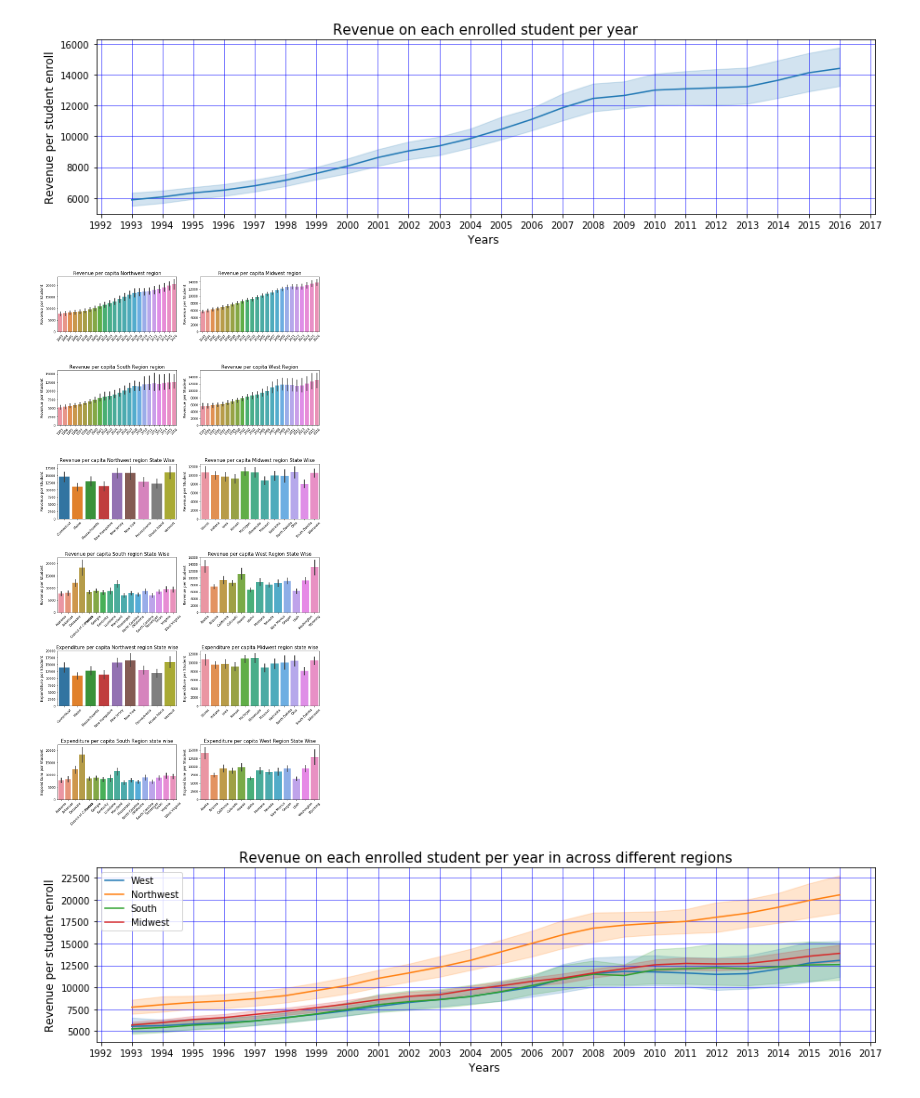
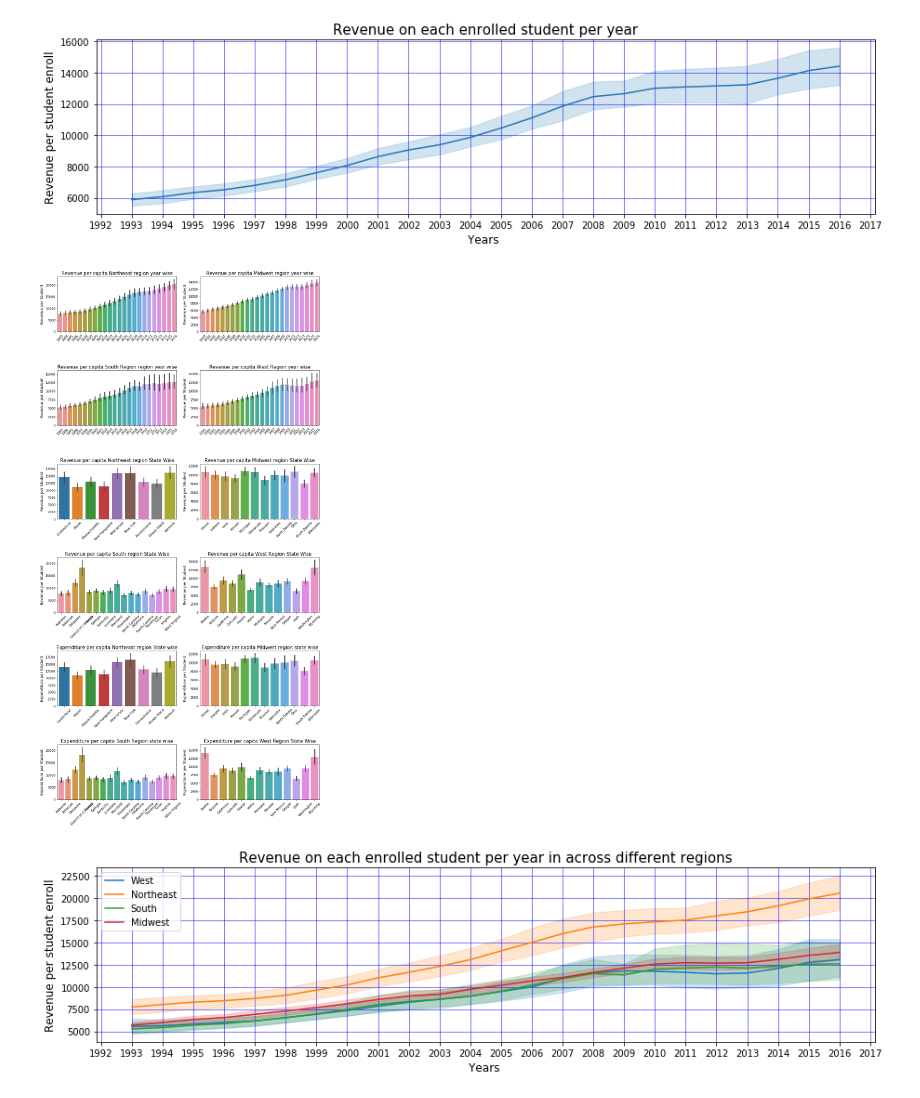
Before and after one commit to Aritra23/bootcamp-project, a Jupyter notebook: Project_Aritra_Copy.ipynb, the cells around one changed output. Drawn from its saved outputs; the diff is of its cells as text; code cells hidden in the pictures.

```diff
--- a/Project_Aritra_Copy.ipynb
+++ b/Project_Aritra_Copy.ipynb
@@ -190,42 +193,52 @@ plt.show()
 plt.figure(figsize = (15,30))
 
 plt.subplot(6,2,1)
-g = sns.barplot(x="YEAR", y="Revenue per Student", data=update_df[update_df["REGION"] == "Northwest"])
+g = sns.barplot(x="YEAR", y="Revenue per Student", data=update_df[update_df["REGION"] == "Northeast"])
 g.set_xticklabels(g.get_xticklabels(),rotation=45)
-g.set_title("Revenue per capita Northwest region", fontsize=15)
+g.set_title("Revenue per capita Northeast region year wise", fontsize=15)
 g.set_xlabel("", fontsize=12)
 g.set_ylabel("Revenue per Student", fontsize=12)
+
+plt.savefig("Images/Revenue per capita Northeast region year wise.png")
 
 plt.subplot(6,2,2)
 g1 = sns.barplot(x="YEAR", y="Revenue per Student",
                 data=update_df[update_df["REGION"] == "Midwest"])
 g1.set_xticklabels(g1.get_xticklabels(),rotation=45)
-g1.set_title("Revenue per capita Midwest region", fontsize=15)
+g1.set_title("Revenue per capita Midwest region year wise", fontsize=15)
 g1.set_xlabel("", fontsize=12)
 g1.set_ylabel("Revenue per Student", fontsize=12)
+
+plt.savefig("Images/Revenue per capita Midwest region year wise.png")
 
 plt.subplot(6,2,3)
 g2 = sns.barplot(x="YEAR", y="Revenue per Student",
                 data=update_df[update_df["REGION"] == "South"])
 g2.set_xticklabels(g2.get_xticklabels(),rotation=45)
-g2.set_title("Revenue per capita South Region region", fontsize=15)
+g2.set_title("Revenue per capita South Region region year wise", fontsize=15)
 g2.set_xlabel("", fontsize=12)
 g2.set_ylabel("Revenue per Student", fontsize=12)
+
+plt.savefig("Images/Revenue per capita South region year wise.png")
 
 plt.subplot(6,2,4)
 g3 = sns.barplot(x="YEAR", y="Revenue per Student",
                 data=update_df[update_df["REGION"] == "West"])
 g3.set_xticklabels(g3.get_xticklabels(),rotation=45)
-g3.set_title("Revenue per capita West Region", fontsize=15)
+g3.set_title("Revenue per capita West Region year wise", fontsize=15)
 g3.set_xlabel("", fontsize=12)
 g3.set_ylabel("Revenue per Student", fontsize=12)
 
+plt.savefig("Images/Revenue per capita West region year wise.png")
+
 plt.subplot(6,2,5)
-g = sns.barplot(x="STATE", y="Revenue per Student", data=update_df[update_df["REGION"] == "Northwest"])
+g = sns.barplot(x="STATE", y="Revenue per Student", data=update_df[update_df["REGION"] == "Northeast"])
 g.set_xticklabels(g.get_xticklabels(),rotation=45)
-g.set_title("Revenue per capita Northwest region State Wise", fontsize=15)
+g.set_title("Revenue per capita Northeast region State Wise", fontsize=15)
 g.set_xlabel("", fontsize=12)
 g.set_ylabel("Revenue per Student", fontsize=12)
+
+plt.savefig("Images/Revenue per capita Northeast region State Wise.png")
 
 plt.subplot(6,2,6)
 g1 = sns.barplot(x="STATE", y="Revenue per Student",
@@ -235,6 +248,7 @@ g1.set_title("Revenue per capita Midwest region State Wise", fontsize=15)
 g1.set_xlabel("", fontsize=12)
 g1.set_ylabel("Revenue per Student", fontsize=12)
 
+plt.savefig("Images/Revenue per capita Midwest region State Wise.png")
 
 plt.subplot(6,2,7)
 g1 = sns.barplot(x="STATE", y="Revenue per Student",
@@ -244,6 +258,8 @@ g1.set_title("Revenue per capita South region State Wise", fontsize=15)
 g1.set_xlabel("", fontsize=12)
 g1.set_ylabel("Revenue per Student", fontsize=12)
 
+plt.savefig("Images/Revenue per capita South region State Wise.png")
+
 plt.subplot(6,2,8)
 g3 = sns.barplot(x="STATE", y="Revenue per Student",
                 data=update_df[update_df["REGION"] == "West"])
@@ -252,43 +268,53 @@ g3.set_title("Revenue per capita West Region State Wise", fontsize=15)
 g3.set_xlabel("", fontsize=12)
 g3.set_ylabel("Revenue per Student", fontsize=12)
 
+plt.savefig("Images/Revenue per capita West region State Wise.png")
+
 plt.subplot(6,2,9)
 g = sns.barplot(x="STATE", y="Expenditure per Student",
-                data=update_df[update_df["REGION"] == "Northwest"])
+                data=update_df[update_df["REGION"] == "Northeast"])
 g.set_xticklabels(g.get_xticklabels(),rotation=45)
-g.set_title("Expenditure per capita Northwest region State wise", fontsize=15)
+g.set_title("Expenditure per capita Northeast region State wise", fontsize=15)
 g.set_xlabel("", fontsize=12)
 g.set_ylabel("Expenditure per Student", fontsize=12)
+
+plt.savefig("Images/Expenditure per capita Northeast region State wise.png")
 
 plt.subplot(6,2,10)
 g1 = sns.barplot(x="STATE", y="Expenditure per Student",
                 data=update_df[update_df["REGION"] == "Midwest"])
 g1.set_xticklabels(g1.get_xticklabels(),rotation=45)
 g1.set_title("Expenditure per capita Midwest region state wise", fontsize=15)
 g1.set_xlabel("", fontsize=12)
 g1.set_ylabel("Expenditure per Student", fontsize=12)
 
+plt.savefig("Images/Expenditure per capita Midwest region State wise.png")
+
 plt.subplot(6,2,11)
 g2 = sns.barplot(x="STATE", y="Expenditure per Student",
                 data=update_df[update_df["REGION"] == "South"])
 g2.set_xticklabels(g2.get_xticklabels(),rotation=45)
 g2.set_title("Expenditure per capita South Region state wise", fontsize=15)
 g2.set_xlabel("", fontsize=12)
 g2.set_ylabel("Expenditure per Student", fontsize=12)
+
+plt.savefig("Images/Expenditure per capita South region State wise.png")
 
 plt.subplot(6,2,12)
 g3 = sns.barplot(x="STATE", y="Expenditure per Student",
                 data=update_df[update_df["REGION"] == "West"])
 g3.set_xticklabels(g3.get_xticklabels(),rotation=45)
 g3.set_title("Expenditure per capita West Region State Wise", fontsize=15)
 g3.set_xlabel("", fontsize=12)
 g3.set_ylabel("Expenditure per Student", fontsize=12)
 
+plt.savefig("Images/Expenditure per capita West region State wise.png")
+
 plt.subplots_adjust(wspace = 0.2, hspace = 0.7,top = 0.9)
 
 plt.show()
 # %% [output]
-[figure, old version]
+[figure, new version]
 # %%
 fig = plt.figure(figsize = (15,20))
 ax = fig.add_subplot(5, 1, 1)
```
Also changed, not shown: parts of 6 cells of this notebook, 17 other files.
